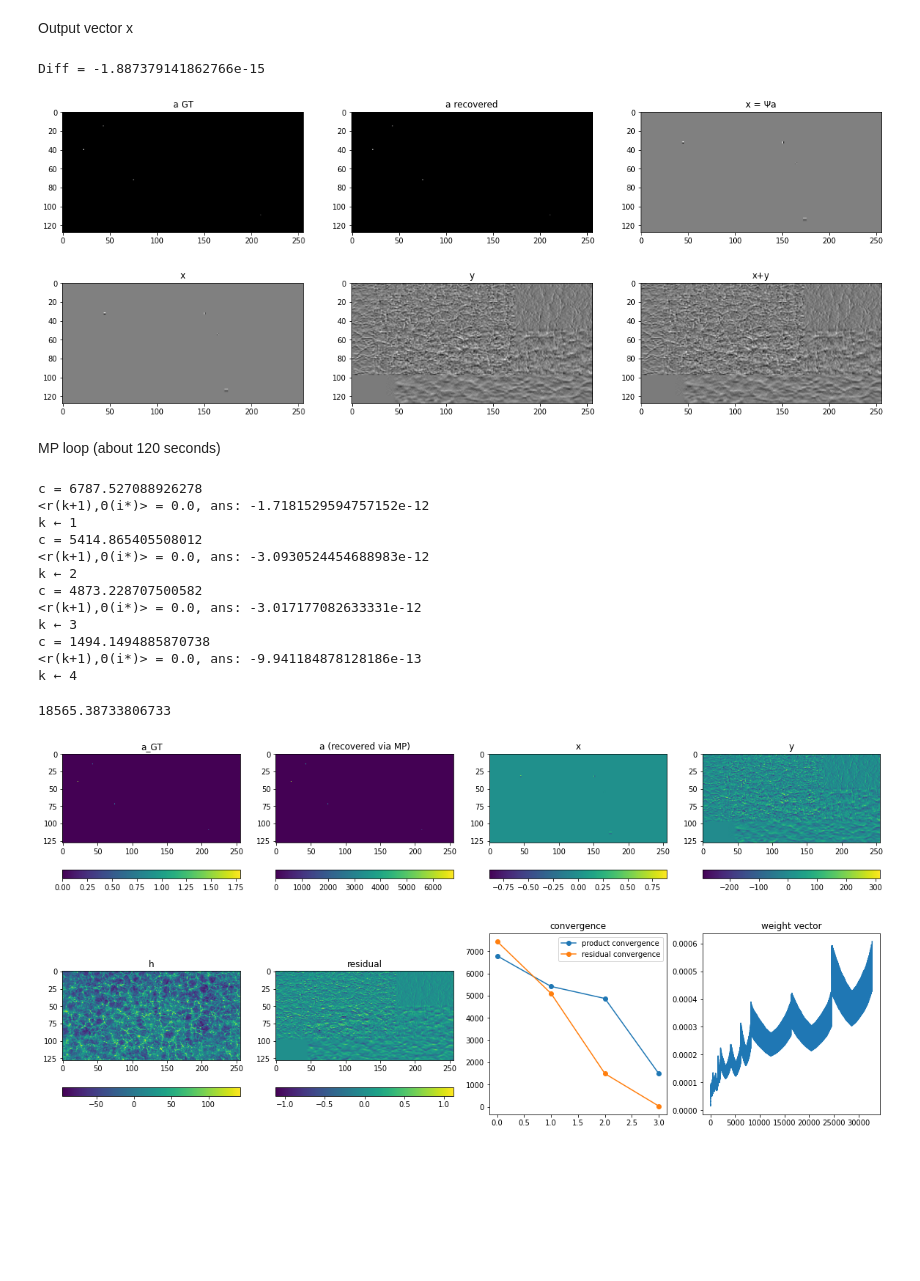
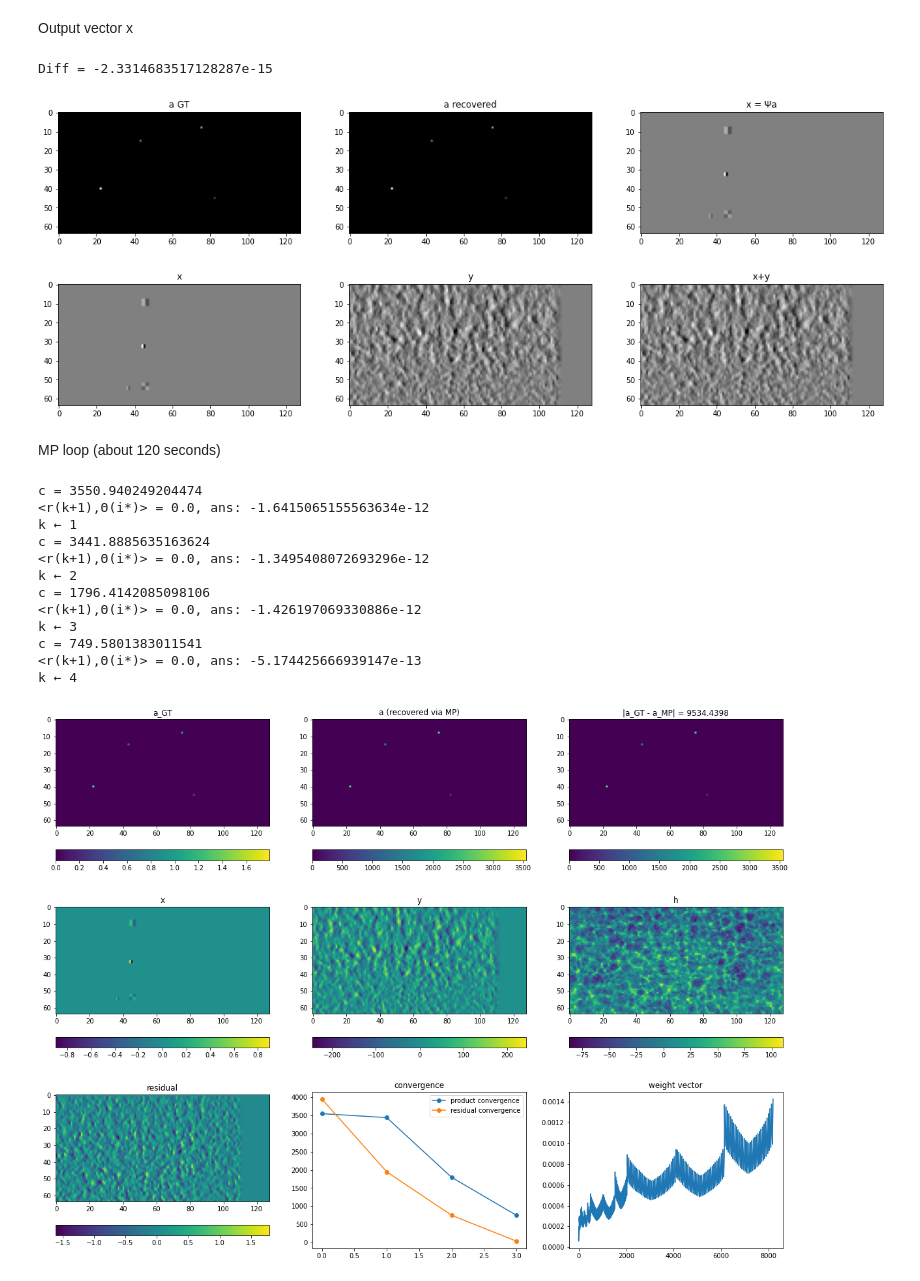
Before and after one commit to olivierleblanc/diffusercam, a Jupyter notebook: bernat/mp07.ipynb, the cells around one changed output. Drawn from its saved outputs; the diff is of its cells as text; code cells hidden in the pictures; blank space fills up the shorter version.

```diff
--- a/bernat/mp07.ipynb
+++ b/bernat/mp07.ipynb
@@ -74,11 +74,11 @@ def image_open_newsize(location,newsize):
     image_im = image_im[:, :, 0]
     return image_im
 # %%
-# sx = 64
-# sy = 128
+sx = 64
+sy = 128
 
-sx = 128
-sy = 256
+# sx = 128
+# sy = 256
 
 h = image_open_newsize('from_camera/test10/h.png',(sy,sx)) - image_open_newsize('from_camera/test10/h_black.png',(sy,sx))
 h -= h.mean()
@@ -229,9 +229,9 @@ for i in range(sx*sy):
     e = np.zeros(sx*sy)
     e[i] = 1
     e = e.reshape(sx,sy)
-    phi_i = pywt.waverec2(npMatrix2arrayList(e),'db1')
+    psi_i = pywt.waverec2(npMatrix2arrayList(e),'db1')
     #step 2
-    theta_i = fun_conv(h,phi_i)
+    theta_i = fun_conv(h,psi_i)
     #step 3
     weight_i = 1/np.linalg.norm(theta_i)
     weight_array[i] = weight_i
@@ -274,8 +274,8 @@ plt.imshow(x,cmap='gray')
 plt.title('x = Ψa')
 plt.show()
 # %% [output]
-Diff = -1.887379141862766e-15
+Diff = -2.3314683517128287e-15
-[figure, old version]
+[figure, new version]
 # %%
 y = fun_conv(h,x)
 
@@ -291,7 +291,7 @@ plt.imshow(x+y,cmap='gray')
 plt.title('x+y')
 plt.show()
 # %% [output]
-[figure, old version]
+[figure, new version]
 # %% [markdown]
 MP loop (about 120 seconds)
 # %%
@@ -309,8 +309,8 @@ while (k<s):
         e = np.zeros(sx*sy)
         e[i] = 1
         e = e.reshape(sx,sy)
-        phi_i = pywt.waverec2(npMatrix2arrayList(e),'db1')
-        theta_i = fun_conv(h,phi_i)
+        psi_i = pywt.waverec2(npMatrix2arrayList(e),'db1')
+        theta_i = fun_conv(h,psi_i)
         arg2max = np.sum(theta_i*r)*weight_array[i]
         arg2max_array[i] = arg2max
 
@@ -327,8 +327,8 @@ while (k<s):
     e = np.zeros(sx*sy)
     e[i_star] = 1
     e = e.reshape(sx,sy)
-    phi_i = pywt.waverec2(npMatrix2arrayList(e),'db1')
-    theta_i = fun_conv(h,phi_i)
+    psi_i = pywt.waverec2(npMatrix2arrayList(e),'db1')
+    theta_i = fun_conv(h,psi_i)
     r -= c*theta_i*weight_array[i_star]
     print('<r(k+1),Θ(i*)> = 0.0, ans:',np.sum(r*theta_i)*weight_array[i_star])
 
@@ -342,68 +342,71 @@ while (k<s):
 
 a = a.reshape((sx,sy))
 # %% [output]
-c = 6787.527088926278
-<r(k+1),Θ(i*)> = 0.0, ans: -1.7181529594757152e-12
+c = 3550.940249204474
+<r(k+1),Θ(i*)> = 0.0, ans: -1.6415065155563634e-12
 k ← 1
-c = 5414.865405508012
-<r(k+1),Θ(i*)> = 0.0, ans: -3.0930524454688983e-12
+c = 3441.8885635163624
+<r(k+1),Θ(i*)> = 0.0, ans: -1.3495408072693296e-12
 k ← 2
-c = 4873.228707500582
-<r(k+1),Θ(i*)> = 0.0, ans: -3.017177082633331e-12
+c = 1796.4142085098106
+<r(k+1),Θ(i*)> = 0.0, ans: -1.426197069330886e-12
 k ← 3
-c = 1494.1494885870738
-<r(k+1),Θ(i*)> = 0.0, ans: -9.941184878128186e-13
+c = 749.5801383011541
+<r(k+1),Θ(i*)> = 0.0, ans: -5.174425666939147e-13
 k ← 4
 # %%
-print(np.sum(np.abs(a_GT-a)))
+fig = plt.figure(figsize=(20,15))
 
-fig = plt.figure(figsize=(20,10))
-
-fig.add_subplot(2,4,1)
+fig.add_subplot(3,3,1)
 plt.imshow(a_GT)
 plt.title('a_GT')
 plt.colorbar(orientation="horizontal")
 
-fig.add_subplot(2,4,2)
+
+fig.add_subplot(3,3,2)
 plt.imshow(a)
 plt.title('a (recovered via MP)')
 plt.colorbar(orientation="horizontal")
 
-fig.add_subplot(2,4,3)
+fig.add_subplot(3,3,3)
+plt.imshow(np.abs(a_GT-a))
+plt.title('|a_GT - a_MP| = '+str(round(np.sum(np.abs(a_GT-a)),4)))
+plt.colorbar(orientation="horizontal")
+
+fig.add_subplot(3,3,4)
 plt.imshow(x)
 plt.title('x')
 plt.colorbar(orientation="horizontal")
 
-fig.add_subplot(2,4,4)
+fig.add_subplot(3,3,5)
 plt.imshow(y)
 plt.title('y')
 plt.colorbar(orientation="horizontal")
 
-fig.add_subplot(2,4,5)
+fig.add_subplot(3,3,6)
 plt.imshow(h)
 plt.title('h')
 plt.colorbar(orientation="horizontal")
 
-fig.add_subplot(2,4,6)
+fig.add_subplot(3,3,7)
 plt.imshow(r)
 plt.title('residual')
 plt.colorbar(orientation="horizontal")
 
-fig.add_subplot(2,4,7)
+fig.add_subplot(3,3,8)
 plt.plot(plotting_product,'o-',label='product convergence')
 plt.plot(plotting_residue,'o-',label='residual convergence')
 plt.legend()
 plt.title('convergence')
 
-fig.add_subplot(2,4,8)
+fig.add_subplot(3,3,9)
 plt.plot(weight_array)
 plt.title('weight vector')
 
 plt.savefig('resultats/mp_2d1.png', bbox_inches='tight')
 plt.show()
 # %% [output]
-18565.38733806733
-[figure, old version]
+[figure, new version]
 # %%
 plt.figure(figsize=(20,20))
 plt.imshow(a_GT,cmap='gray')
```
Also changed, not shown: parts of 7 cells of this notebook, 3 other files.
